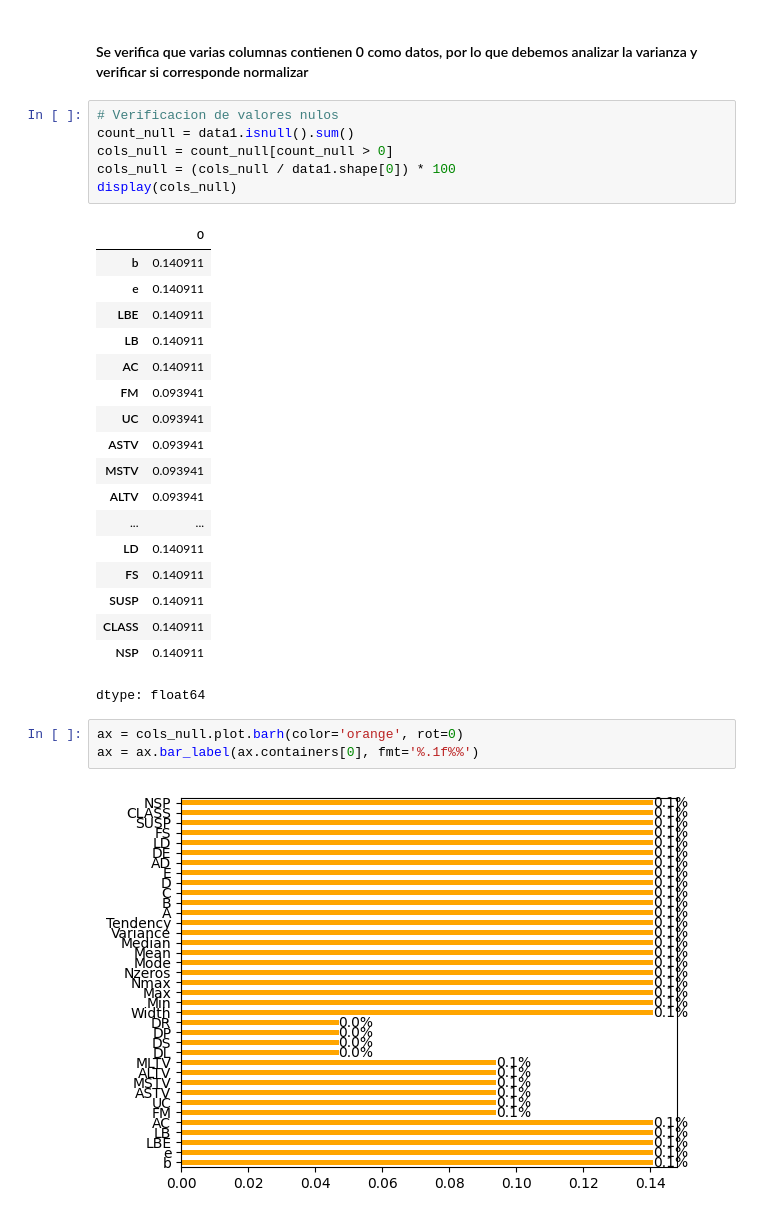
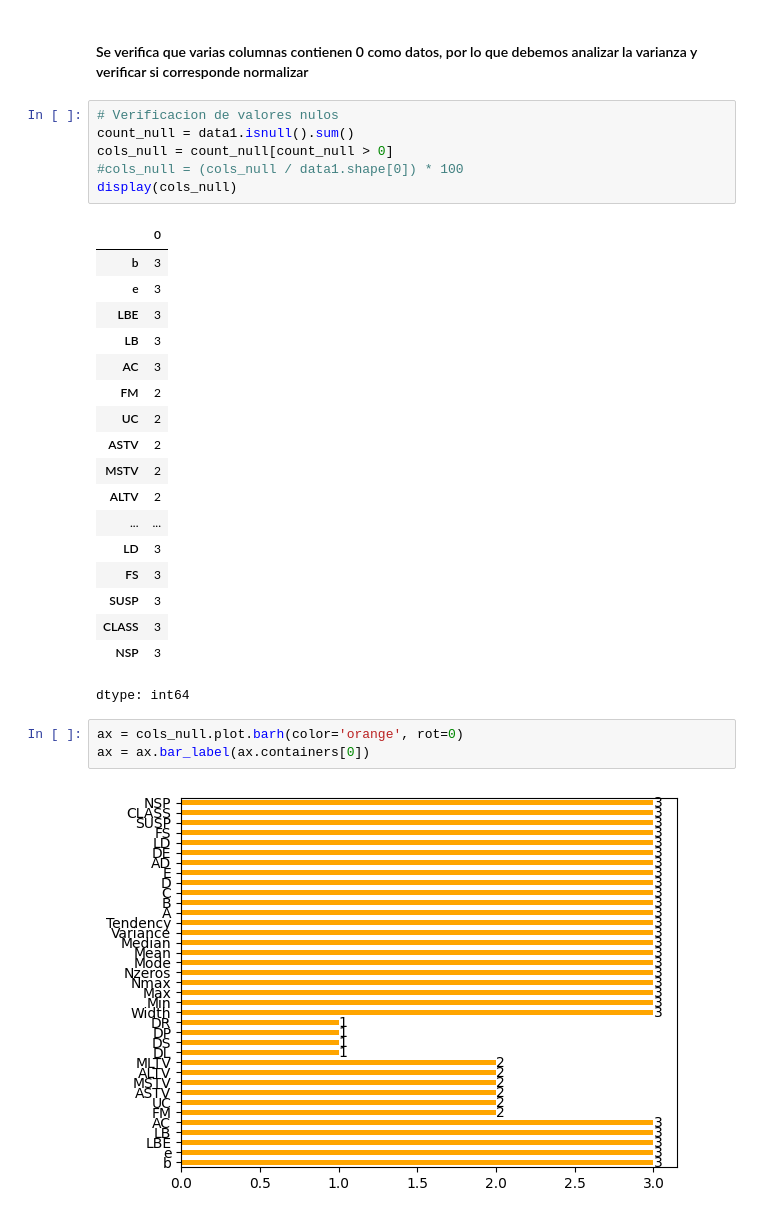
Before and after one commit to gomontalvo/UNIR-AA-Actividad3, a Jupyter notebook: UNIR_AA_Act3_1032g.ipynb, the cells around one changed output. Drawn from its saved outputs; the diff is of its cells as text.

```diff
--- a/UNIR_AA_Act3_1032g.ipynb
+++ b/UNIR_AA_Act3_1032g.ipynb
@@ -136,29 +138,29 @@ data1.describe().transpose()
 # Verificacion de valores nulos
 count_null = data1.isnull().sum()
 cols_null = count_null[count_null > 0]
-cols_null = (cols_null / data1.shape[0]) * 100
+#cols_null = (cols_null / data1.shape[0]) * 100
 display(cols_null)
 # %% [output]
 |  | 0 |
-| b | 0.140911 |
-| e | 0.140911 |
-| LBE | 0.140911 |
-| LB | 0.140911 |
-| AC | 0.140911 |
-| FM | 0.093941 |
-| UC | 0.093941 |
-| ASTV | 0.093941 |
-| MSTV | 0.093941 |
-| ALTV | 0.093941 |
+| b | 3 |
+| e | 3 |
+| LBE | 3 |
+| LB | 3 |
+| AC | 3 |
+| FM | 2 |
+| UC | 2 |
+| ASTV | 2 |
+| MSTV | 2 |
+| ALTV | 2 |
 | ... | ... |
-| LD | 0.140911 |
-| FS | 0.140911 |
-| SUSP | 0.140911 |
-| CLASS | 0.140911 |
-| NSP | 0.140911 |
+| LD | 3 |
+| FS | 3 |
+| SUSP | 3 |
+| CLASS | 3 |
+| NSP | 3 |
-dtype: float64
+dtype: int64
 # %%
 ax = cols_null.plot.barh(color='orange', rot=0)
-ax = ax.bar_label(ax.containers[0], fmt='%.1f%%')
+ax = ax.bar_label(ax.containers[0])
 # %% [output]
-[figure, old version]
+[figure, new version]
```
Also changed, not shown: parts of 4 cells of this notebook.
